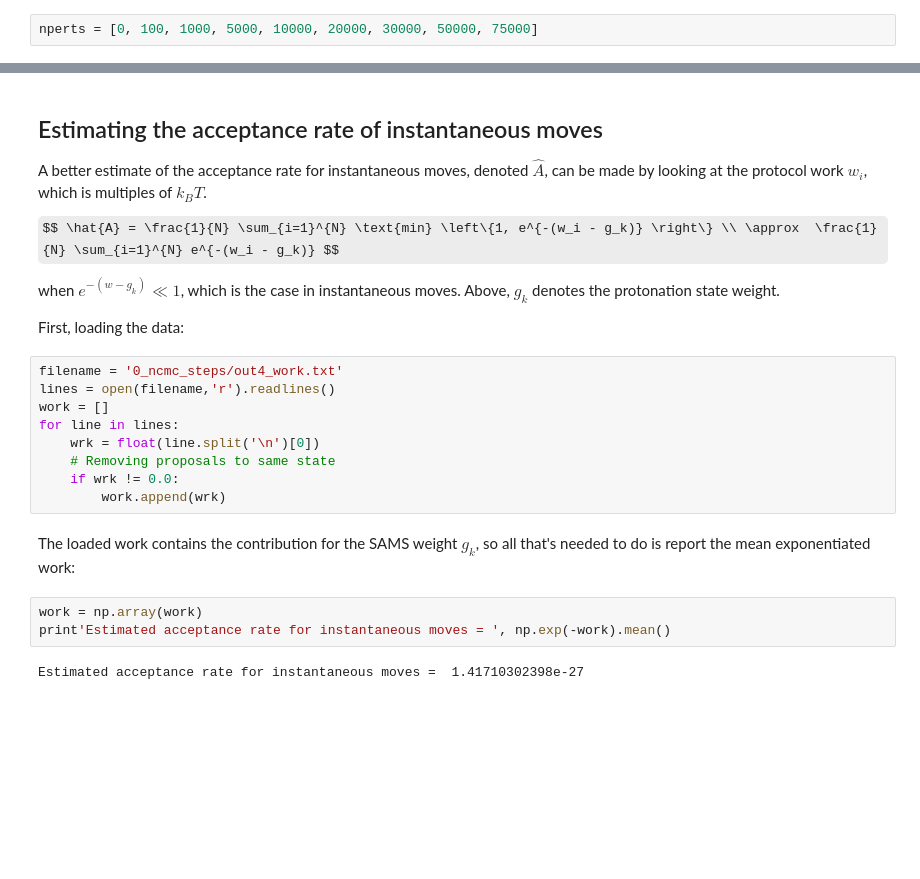
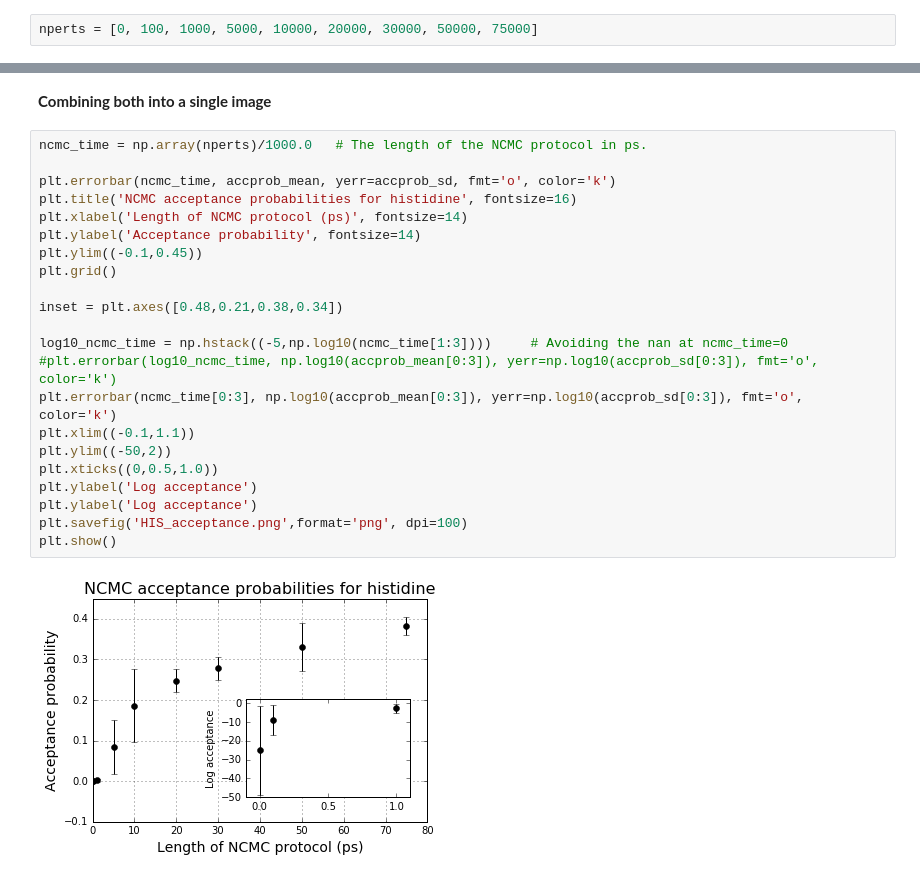
Before and after one commit to choderalab/protons, a Jupyter notebook: protons/explicit_water_calibration/NCMC_Sweep/Analysis.ipynb, the cells around one changed output, grey strips where cells are left out. Saved outputs shown, nothing was run; the diff lists cells and outputs as text; some formulas as TeX source; blank space fills up the shorter version.

```diff
--- a/protons/explicit_water_calibration/NCMC_Sweep/Analysis.ipynb
+++ b/protons/explicit_water_calibration/NCMC_Sweep/Analysis.ipynb
@@ -49,25 +95,26 @@ plt.show()
-# %% [markdown]
-## Estimating the acceptance rate of instantaneous moves
-A better estimate of the acceptance rate for instantaneous moves, denoted $\hat{A}$, can be made by looking at the protocol work $w_i$, which is multiples of $k_B T$.
-
-$$ \hat{A} = \frac{1}{N} \sum_{i=1}^{N} \text{min} \left\{1, e^{-(w_i - g_k)} \right\} \\ \approx  \frac{1}{N} \sum_{i=1}^{N} e^{-(w_i - g_k)} $$
-
-when $e^{-(w - g_k)} \ll 1$, which is the case in instantaneous moves. Above, $g_k$ denotes the protonation state weight.
-
-First, loading the data:
-# %%
-filename = '0_ncmc_steps/out4_work.txt'
-lines = open(filename,'r').readlines()
-work = []
-for line in lines:
-    wrk = float(line.split('\n')[0])
-    # Removing proposals to same state
-    if wrk != 0.0:
-        work.append(wrk)
-# %% [markdown]
-The loaded work contains the contribution for the SAMS weight $g_k$, so all that's needed to do is report the mean exponentiated work:
-# %%
-work = np.array(work)
-print'Estimated acceptance rate for instantaneous moves = ', np.exp(-work).mean()
-# %% [output]
-Estimated acceptance rate for instantaneous moves =  1.41710302398e-27
+# %% [markdown]
+**Combining both into a single image**
+# %%
+ncmc_time = np.array(nperts)/1000.0   # The length of the NCMC protocol in ps.
+
+plt.errorbar(ncmc_time, accprob_mean, yerr=accprob_sd, fmt='o', color='k')
+plt.title('NCMC acceptance probabilities for histidine', fontsize=16)
+plt.xlabel('Length of NCMC protocol (ps)', fontsize=14)
+plt.ylabel('Acceptance probability', fontsize=14)
+plt.ylim((-0.1,0.45))
+plt.grid()
+
+inset = plt.axes([0.48,0.21,0.38,0.34])
+
+log10_ncmc_time = np.hstack((-5,np.log10(ncmc_time[1:3])))     # Avoiding the nan at ncmc_time=0
+#plt.errorbar(log10_ncmc_time, np.log10(accprob_mean[0:3]), yerr=np.log10(accprob_sd[0:3]), fmt='o', color='k')
+plt.errorbar(ncmc_time[0:3], np.log10(accprob_mean[0:3]), yerr=np.log10(accprob_sd[0:3]), fmt='o', color='k')
+plt.xlim((-0.1,1.1))
+plt.ylim((-50,2))
+plt.xticks((0,0.5,1.0))
+plt.ylabel('Log acceptance')
+plt.ylabel('Log acceptance')
+plt.savefig('HIS_acceptance.png',format='png', dpi=100)
+plt.show()
+# %% [output]
+[figure, added]
```
Also changed, not shown: parts of 9 cells of this notebook, 1 other file.
